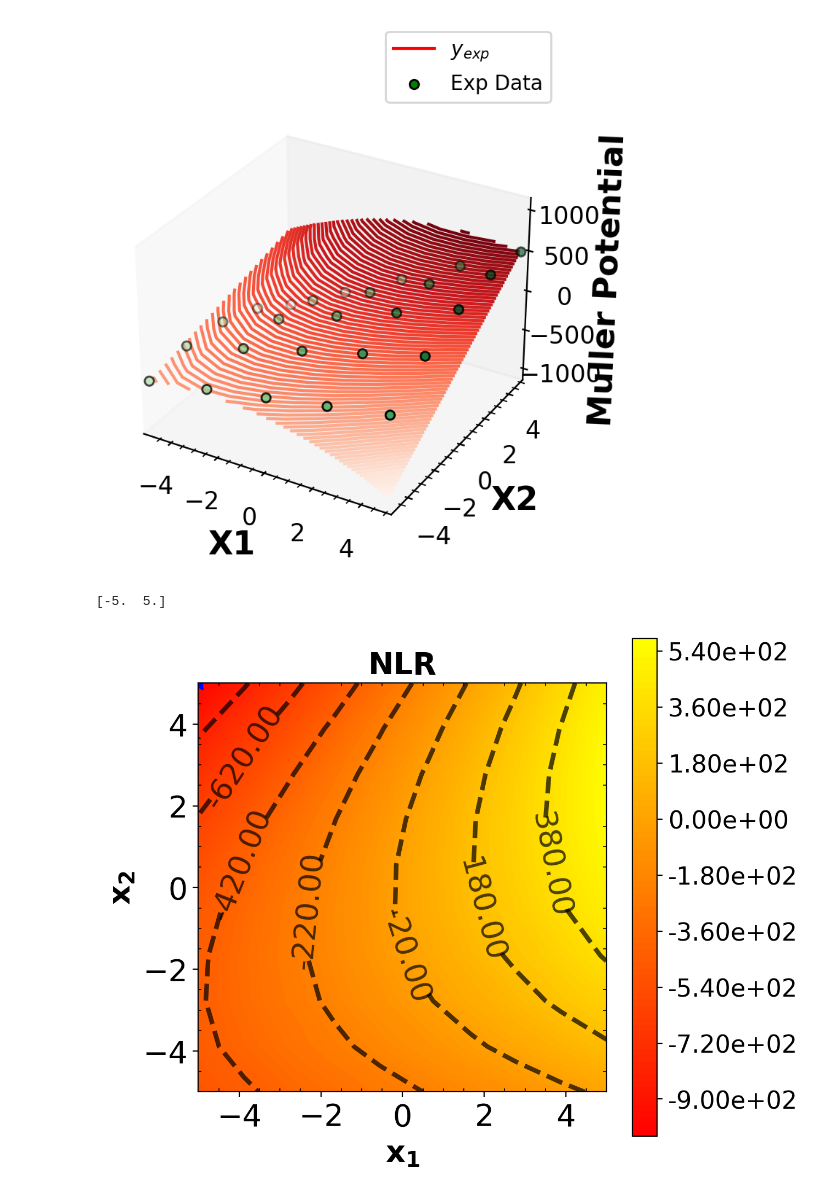
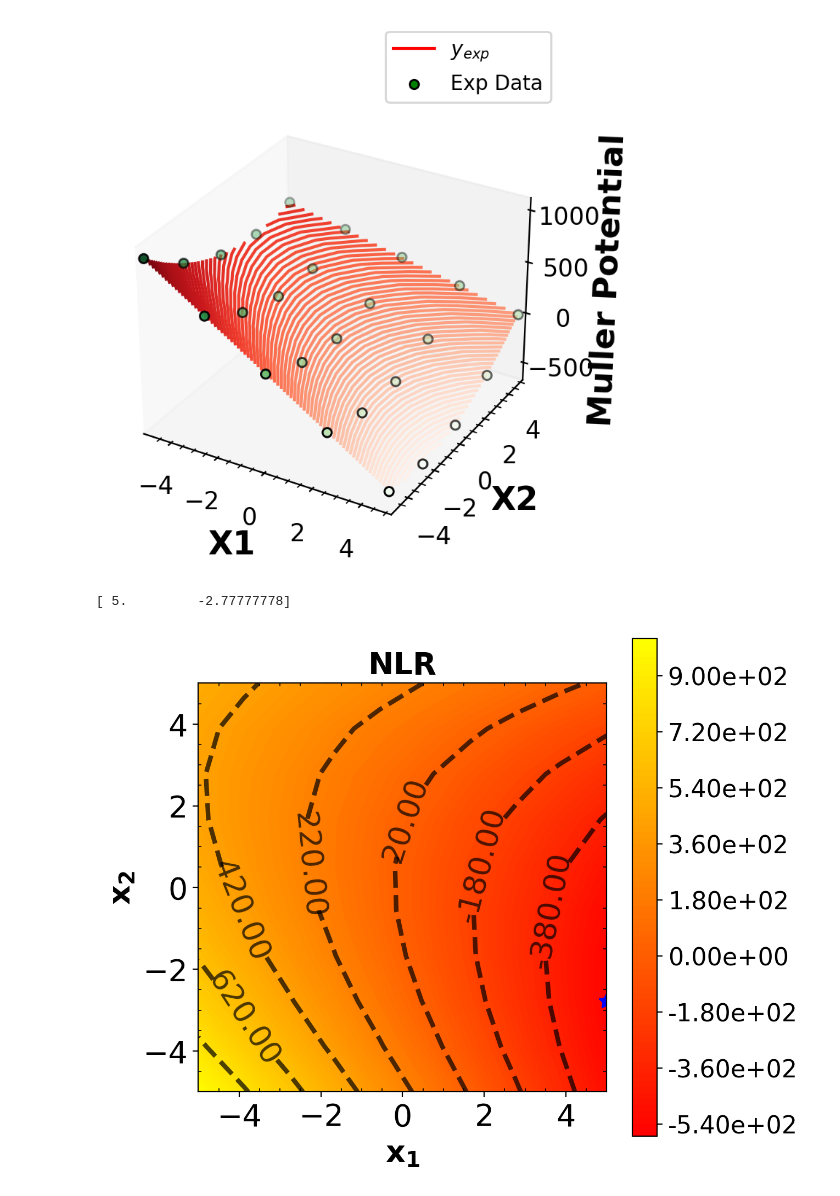
Before and after one commit to dowlinglab/GPBO_Emulators, a Jupyter notebook: Nonlinear_Regression/CS3_NLR.ipynb, the cells around one changed output. Drawn from its saved outputs; the diff is of its cells as text; code cells hidden in the pictures.

```diff
--- a/Nonlinear_Regression/CS3_NLR.ipynb
+++ b/Nonlinear_Regression/CS3_NLR.ipynb
@@ -119,8 +119,7 @@ def sse_func(xx, yy, x, y):
 # %%
 %%time
 # Create synthetic data assuming the following values for theta
-Theta_Guess = np.array([-100, 1.0, -0.1, 10, -10])
-theta_ref = np.array([-100, 1.0, -0.1, 10, -10])
+theta_ref = np.array([-100, -1.0, 10, -0.1, 10])
 ##New Cell
 
 # Evaluate model and add noise based on assumed theta values
@@ -129,7 +128,6 @@ num_points = 5
 bounds_x = np.array([[-5, -5],
                      [5, 5]])
 Xexp = grid_sampling(num_points, bounds_x)
-theta_ref = np.array([100, -1.0, 10, 0.1, -10])
 Yexp = model(theta_ref, Xexp)
 
 # Evaluate model based on the assumed experimental values
@@ -150,38 +148,38 @@ Wall time: 5.05 ms
 # Compare the experiments to the true model
 fig = plt.figure()
 ax = plt.axes(projection='3d')
-ax.contour3D(X1, X2, Y.reshape(num_points_2,-1), 100, cmap='Reds')
+ax.contour3D(X1, X2, Y.T.reshape(-1,num_points_2).T, 100, cmap='Reds')
 ax.plot(1000,1000,1000, label = "$y_{exp}$", color = 'red')
 ax.scatter(1000,1000,1000, label = "Exp Data", color = 'green', edgecolors = "k")
 ax.scatter3D(Xexp[:,0], Xexp[:,1], Yexp, c=Yexp, cmap='Greens', edgecolors = "k")
 plt.legend(fontsize=10,bbox_to_anchor=(0, 1.0, 1, 0.2),borderaxespad=0, loc = "lower right")
 
 ax.minorticks_on() # turn on minor ticks
 ax.tick_params(direction="in",top=True, right=True)
 ax.tick_params(which="minor",direction="in",top=True, right=True)
 
 
 ax.zaxis.set_tick_params(labelsize=12)
 ax.yaxis.set_tick_params(labelsize=12)
 ax.xaxis.set_tick_params(labelsize=12)
 ax.grid(False)
 
 ax.set_xlim((np.amin(X1),np.amax(X1)))
 ax.set_ylim((np.amin(X2),np.amax(X2)))
 
 ax.set_xlabel('X1', fontsize=16,fontweight='bold')
 ax.set_ylabel('X2', fontsize=16,fontweight='bold')
 ax.set_zlabel('Muller Potential',fontsize=16,fontweight='bold');
 
 ax.locator_params(axis='y', nbins=5)
 ax.locator_params(axis='x', nbins=5)
 # ax.locator_params(axis='z', nbins=5)
 # plt.title("Plotting True Model and Synthetic Data")
 plt.show()
 # %% [output]
-[figure, old version]
+[figure, new version]
 # %%
-zz = Y.reshape(num_points_2,-1).T
+zz = Y.reshape(num_points_2, -1).T
 xx = X1
 yy = X2
 
@@ -243,8 +241,8 @@ else:
 
 plt.show()
 # %% [output]
-[-5.  5.]
+[ 5.         -2.77777778]
-[figure, old version]
+[figure, new version]
 # %%
 %%time
 #New Cell
```
Also changed, not shown: parts of 4 cells of this notebook, 5 other files.
